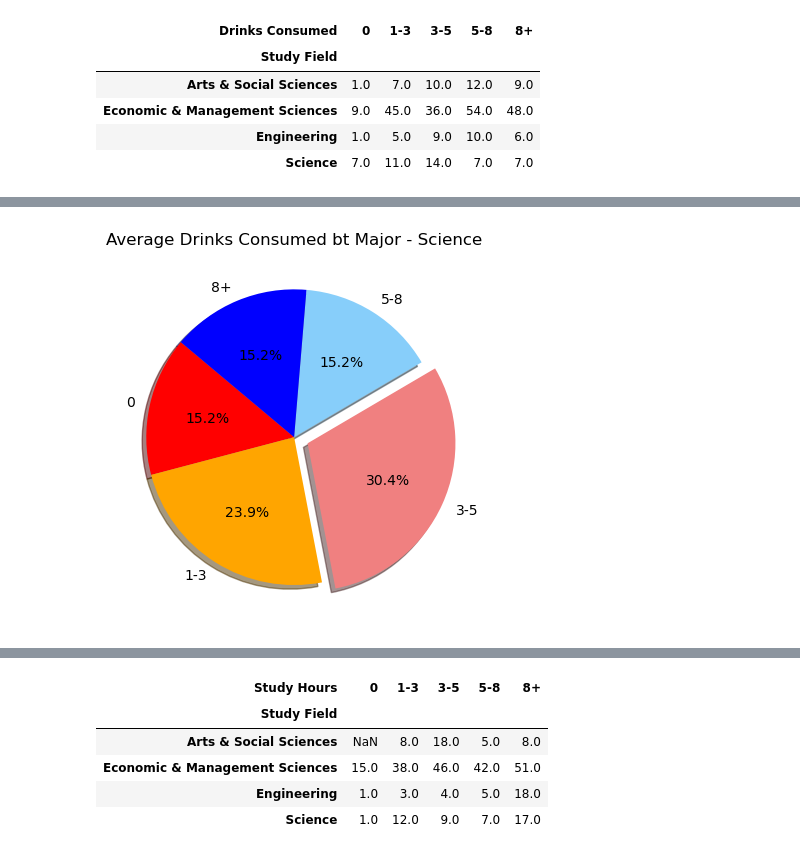
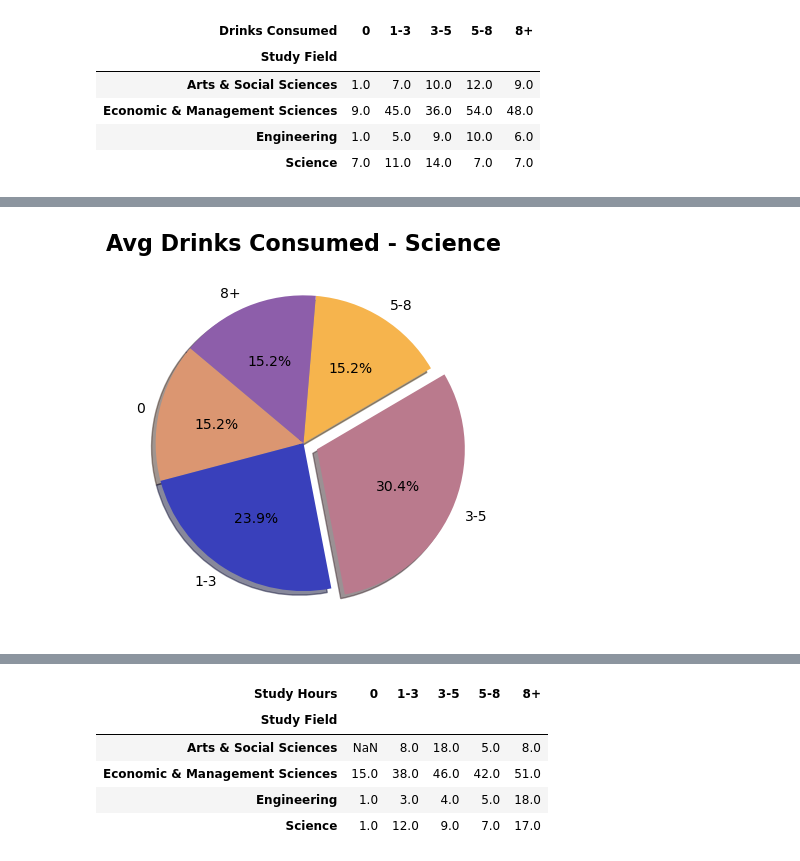
Before and after one commit to kjrebeck/project-1-group-14, a Jupyter notebook: Research Question 2.ipynb, the cells around one changed output, grey strips where cells are left out. Drawn from its saved outputs; the diff is of its cells as text; code cells hidden in the pictures.

```diff
--- a/Research Question 2.ipynb
+++ b/Research Question 2.ipynb
@@ -191,24 +195,25 @@ plt.show()
 # %%
 # Labels for the sections of our pie chart (SCIENCE)
 labels = ["0", "1-3", "3-5", "5-8", "8+"]
 
 # The values of each section of the pie chart
 sizes = [7, 11, 14, 7, 7]
 
 # The colors of each section of the pie chart
-colors = ["red", "orange", "lightcoral", "lightskyblue", "blue"]
+colors = ["#db9671", "#3940bb", "#ba7a8d", "#f6b44d", "#8d5eaa"]
 
 # Tells matplotlib to separate the "5-8" section from the others
 explode = (0, 0, 0.1, 0, 0)
 
 # Creates the pie chart based upon the values above
 # Automatically finds the percentages of each part of the pie chart
-plt.title('Average Drinks Consumed bt Major - Science')
+plt.title('Avg Drinks Consumed - Science', fontsize=16, fontweight="bold")
 plt.pie(sizes, explode=explode, labels=labels, colors=colors,
         autopct="%1.1f%%", shadow=True, startangle=140)
+plt.savefig("Avg_drinks_Sci3.png")
 plt.show()
 # %% [output]
-[figure, old version]
+[figure, new version]
 # %%
 # Labels for the sections of our pie chart (ENGINEERING)
 labels = ["0", "1-3", "3-5", "5-8", "8+"]
```
Also changed, not shown: parts of 9 cells of this notebook, 5 other files.
